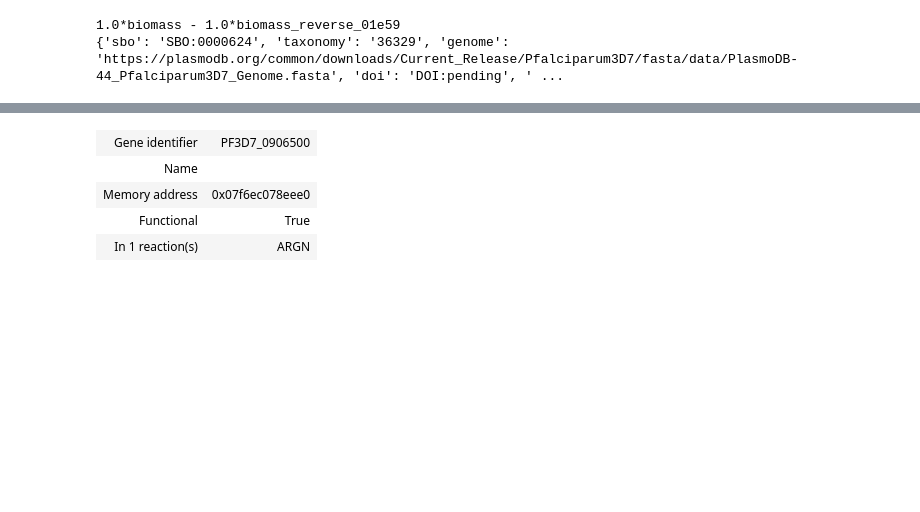
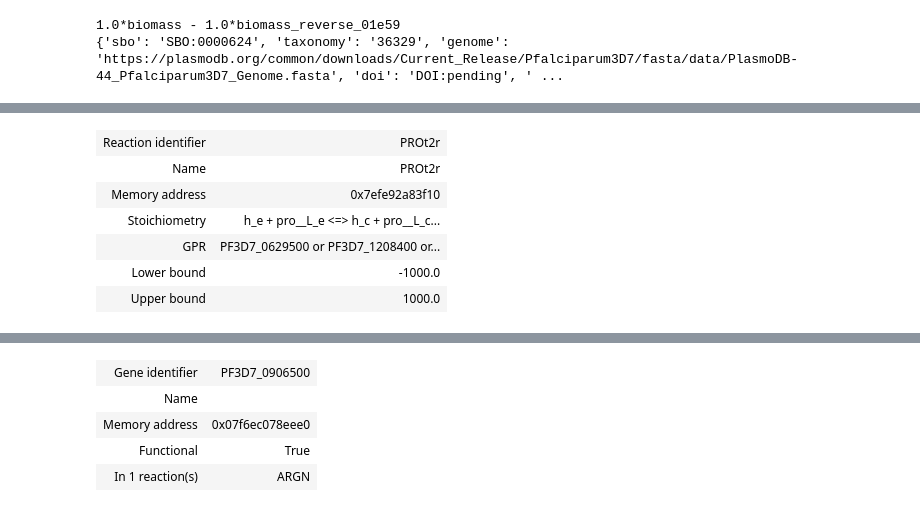
Before and after one commit to Nexia23/Plasmodium_abs_FBA, a Jupyter notebook: FBA_Carey_models/FBA_Carey.ipynb, the cells around one changed output, grey strips where cells are left out. Cells and saved outputs as stored; diff of their text form; code cells hidden in the pictures; blank space fills up the shorter version.

```diff
--- a/FBA_Carey_models/FBA_Carey.ipynb
+++ b/FBA_Carey_models/FBA_Carey.ipynb
@@ -29,0 +293,10 @@ ipfal21 = cobra.io.load_json_model("iPfal21.json")
+# %%
+ipfal21.reactions.PROt2r
+# %% [output]
+| Reaction identifier | PROt2r |
+| Name | PROt2r |
+| Memory address | 0x7efe92a83f10 |
+| Stoichiometry | h_e + pro__L_e <=> h_c + pro__L_c... |
+| GPR | PF3D7_0629500 or PF3D7_1208400 or... |
+| Lower bound | -1000.0 |
+| Upper bound | 1000.0 |
```
Also changed, not shown: parts of 16 cells of this notebook, 38 other files.
